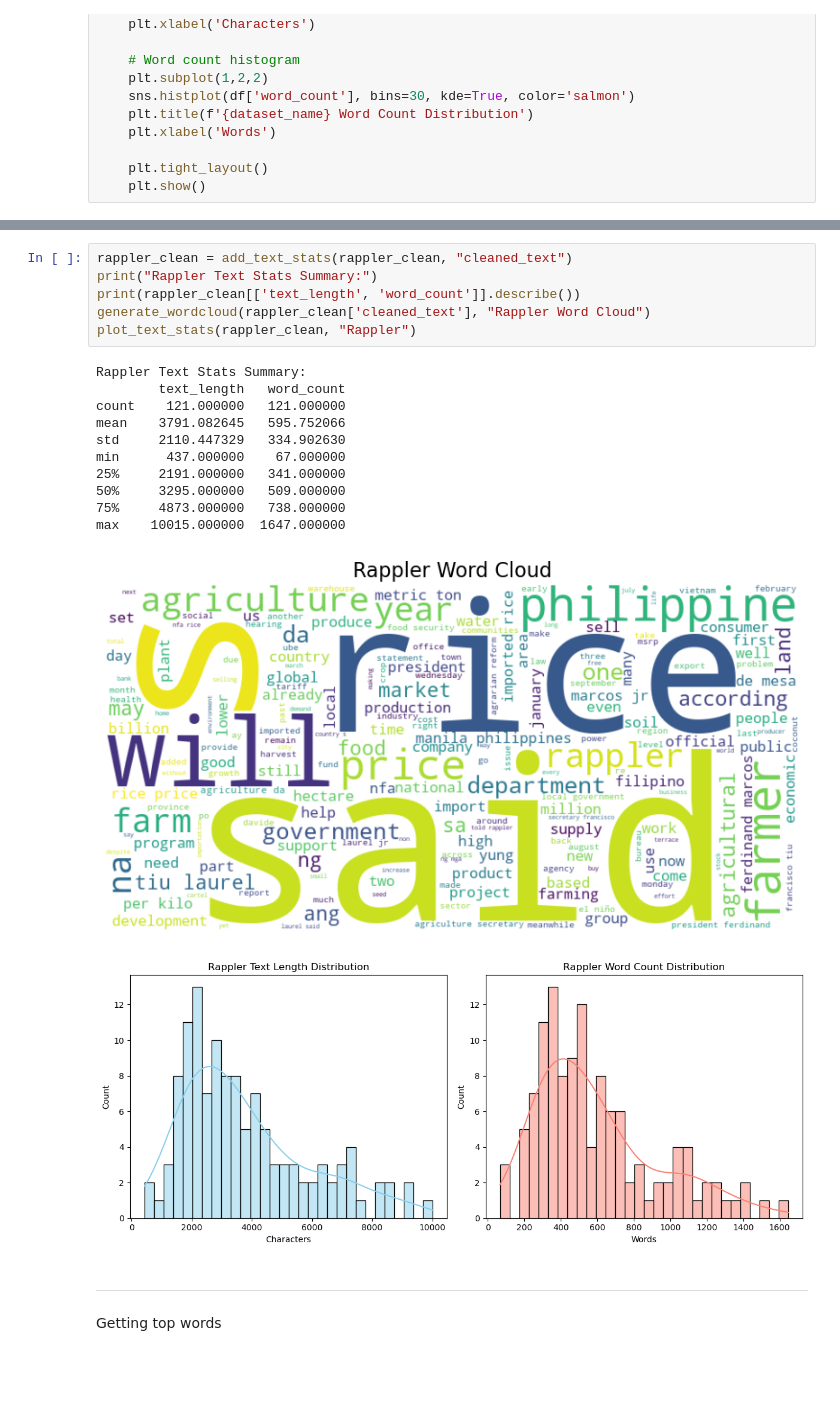
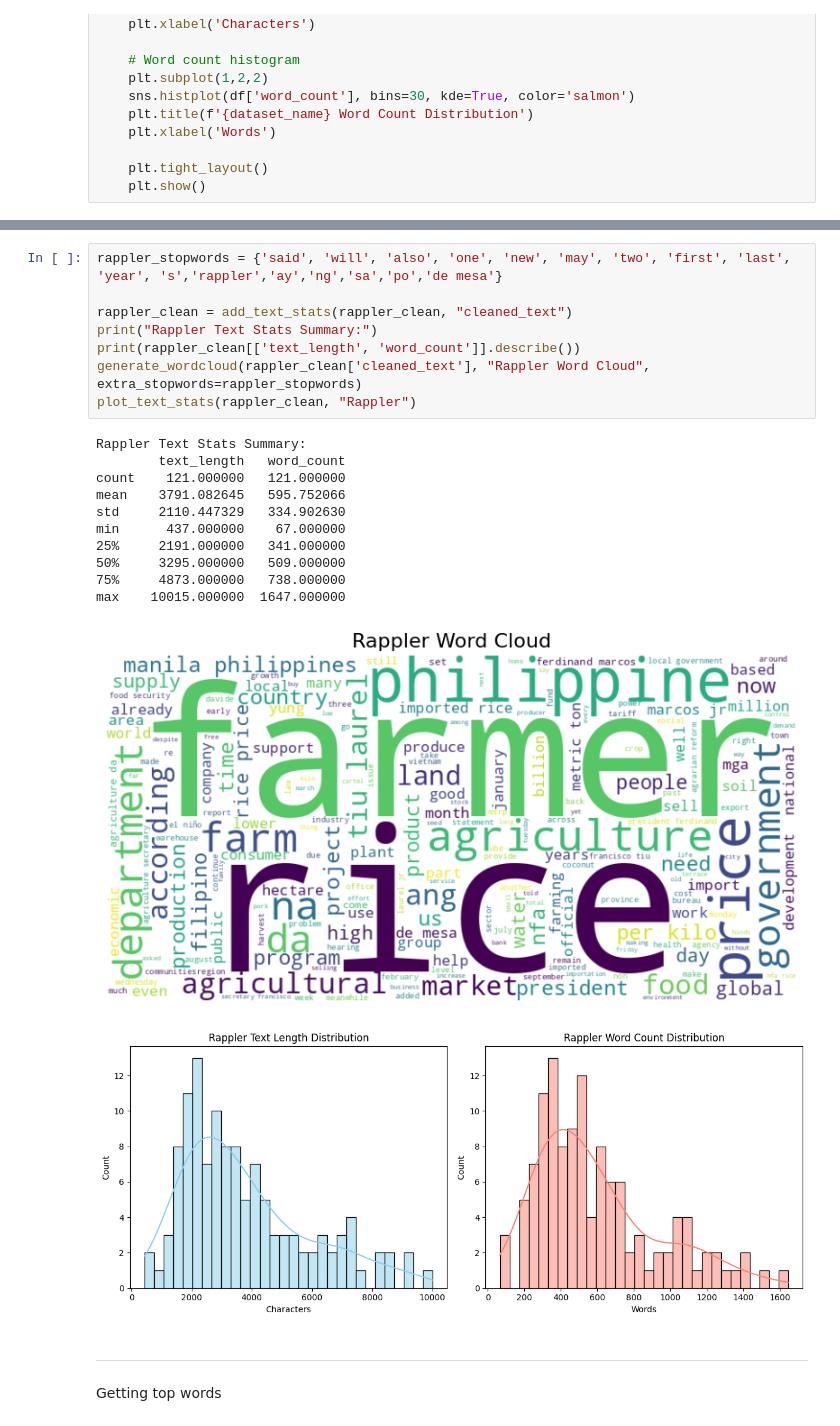
Before and after one commit to louis-uwie/philippine-agriculture-reddit-analysis, a Jupyter notebook: Binwag - PhilippineRedditAgricultureAnalysis/notebook/02-eda.ipynb, the cells around one changed output, grey strips where cells are left out. Cells and saved outputs as stored; diff of their text form; blank space fills up the shorter version.

```diff
--- a/Binwag - PhilippineRedditAgricultureAnalysis/notebook/02-eda.ipynb
+++ b/Binwag - PhilippineRedditAgricultureAnalysis/notebook/02-eda.ipynb
@@ -94,22 +116,24 @@ max     6082.000000   1006.00000
 # %%
+rappler_stopwords = {'said', 'will', 'also', 'one', 'new', 'may', 'two', 'first', 'last', 'year', 's','rappler','ay','ng','sa','po','de mesa'}
+
 rappler_clean = add_text_stats(rappler_clean, "cleaned_text")
 print("Rappler Text Stats Summary:")
 print(rappler_clean[['text_length', 'word_count']].describe())
-generate_wordcloud(rappler_clean['cleaned_text'], "Rappler Word Cloud")
+generate_wordcloud(rappler_clean['cleaned_text'], "Rappler Word Cloud", extra_stopwords=rappler_stopwords)
 plot_text_stats(rappler_clean, "Rappler")
 # %% [output]
 Rappler Text Stats Summary:
         text_length   word_count
 count    121.000000   121.000000
 mean    3791.082645   595.752066
 std     2110.447329   334.902630
 min      437.000000    67.000000
 25%     2191.000000   341.000000
 50%     3295.000000   509.000000
 75%     4873.000000   738.000000
 max    10015.000000  1647.000000
-[figure, old version]
+[figure, new version]
-[figure, old version]
+[figure, new version]
 # %% [markdown]
 ---
 Getting top words
```
Also changed, not shown: parts of 6 cells of this notebook, 9 other files.
